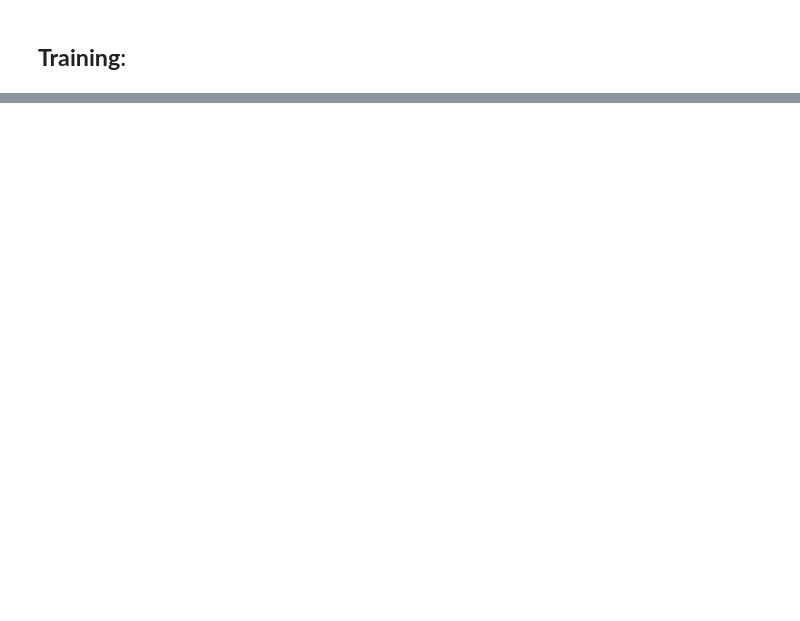
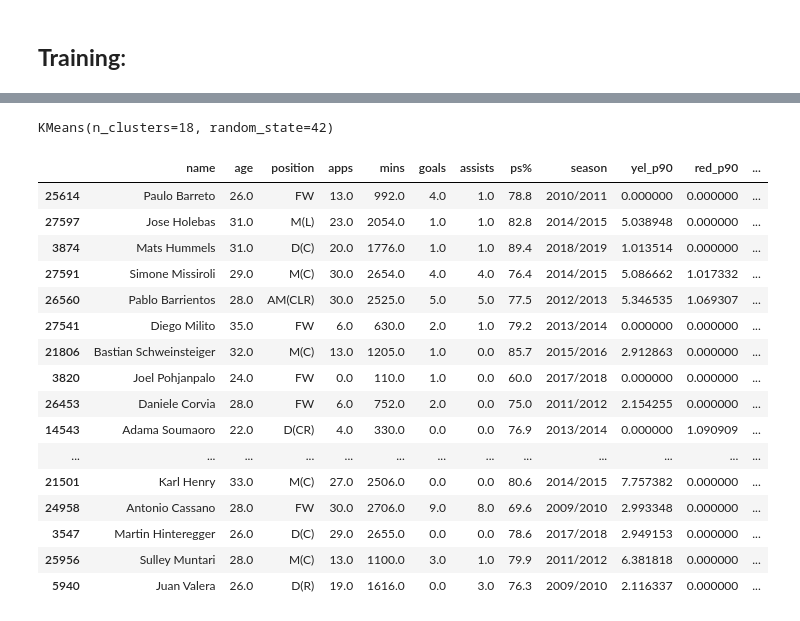
Before and after one commit to Computational-Tools-in-DS-G42/footballer-profiler-AI, a Jupyter notebook: player_profiler.ipynb, the cells around one changed output, grey strips where cells are left out. Saved outputs shown, nothing was run; the diff lists cells and outputs as text; code cells hidden in the pictures; blank space fills up the shorter version.

```diff
--- a/player_profiler.ipynb
+++ b/player_profiler.ipynb
@@ -243,0 +374,26 @@ Shape test: (1589, 30)
+# %%
+
+kmeans = KMeans(n_clusters=18, random_state=42)
+kmeans.fit(X_scaled)
+# %% [output]
+KMeans(n_clusters=18, random_state=42)
+# %%
+display(df_train.head(20))
+# %% [output]
+|  | name | age | position | apps | mins | goals | assists | ps% | season | yel_p90 | red_p90 | ... |
+| 25614 | Paulo Barreto | 26.0 | FW | 13.0 | 992.0 | 4.0 | 1.0 | 78.8 | 2010/2011 | 0.000000 | 0.000000 | ... |
+| 27597 | Jose Holebas | 31.0 | M(L) | 23.0 | 2054.0 | 1.0 | 1.0 | 82.8 | 2014/2015 | 5.038948 | 0.000000 | ... |
+| 3874 | Mats Hummels | 31.0 | D(C) | 20.0 | 1776.0 | 1.0 | 1.0 | 89.4 | 2018/2019 | 1.013514 | 0.000000 | ... |
+| 27591 | Simone Missiroli | 29.0 | M(C) | 30.0 | 2654.0 | 4.0 | 4.0 | 76.4 | 2014/2015 | 5.086662 | 1.017332 | ... |
+| 26560 | Pablo Barrientos | 28.0 | AM(CLR) | 30.0 | 2525.0 | 5.0 | 5.0 | 77.5 | 2012/2013 | 5.346535 | 1.069307 | ... |
+| 27541 | Diego Milito | 35.0 | FW | 6.0 | 630.0 | 2.0 | 1.0 | 79.2 | 2013/2014 | 0.000000 | 0.000000 | ... |
+| 21806 | Bastian Schweinsteiger | 32.0 | M(C) | 13.0 | 1205.0 | 1.0 | 0.0 | 85.7 | 2015/2016 | 2.912863 | 0.000000 | ... |
+| 3820 | Joel Pohjanpalo | 24.0 | FW | 0.0 | 110.0 | 1.0 | 0.0 | 60.0 | 2017/2018 | 0.000000 | 0.000000 | ... |
+| 26453 | Daniele Corvia | 28.0 | FW | 6.0 | 752.0 | 2.0 | 0.0 | 75.0 | 2011/2012 | 2.154255 | 0.000000 | ... |
+| 14543 | Adama Soumaoro | 22.0 | D(CR) | 4.0 | 330.0 | 0.0 | 0.0 | 76.9 | 2013/2014 | 0.000000 | 1.090909 | ... |
+| ... | ... | ... | ... | ... | ... | ... | ... | ... | ... | ... | ... | ... |
+| 21501 | Karl Henry | 33.0 | M(C) | 27.0 | 2506.0 | 0.0 | 0.0 | 80.6 | 2014/2015 | 7.757382 | 0.000000 | ... |
+| 24958 | Antonio Cassano | 28.0 | FW | 30.0 | 2706.0 | 9.0 | 8.0 | 69.6 | 2009/2010 | 2.993348 | 0.000000 | ... |
+| 3547 | Martin Hinteregger | 26.0 | D(C) | 29.0 | 2655.0 | 0.0 | 0.0 | 78.6 | 2017/2018 | 2.949153 | 0.000000 | ... |
+| 25956 | Sulley Muntari | 28.0 | M(C) | 13.0 | 1100.0 | 3.0 | 1.0 | 79.9 | 2011/2012 | 6.381818 | 0.000000 | ... |
+| 5940 | Juan Valera | 26.0 | D(R) | 19.0 | 1616.0 | 0.0 | 3.0 | 76.3 | 2009/2010 | 2.116337 | 0.000000 | ... |
```
Also changed, not shown: parts of 15 cells of this notebook.
